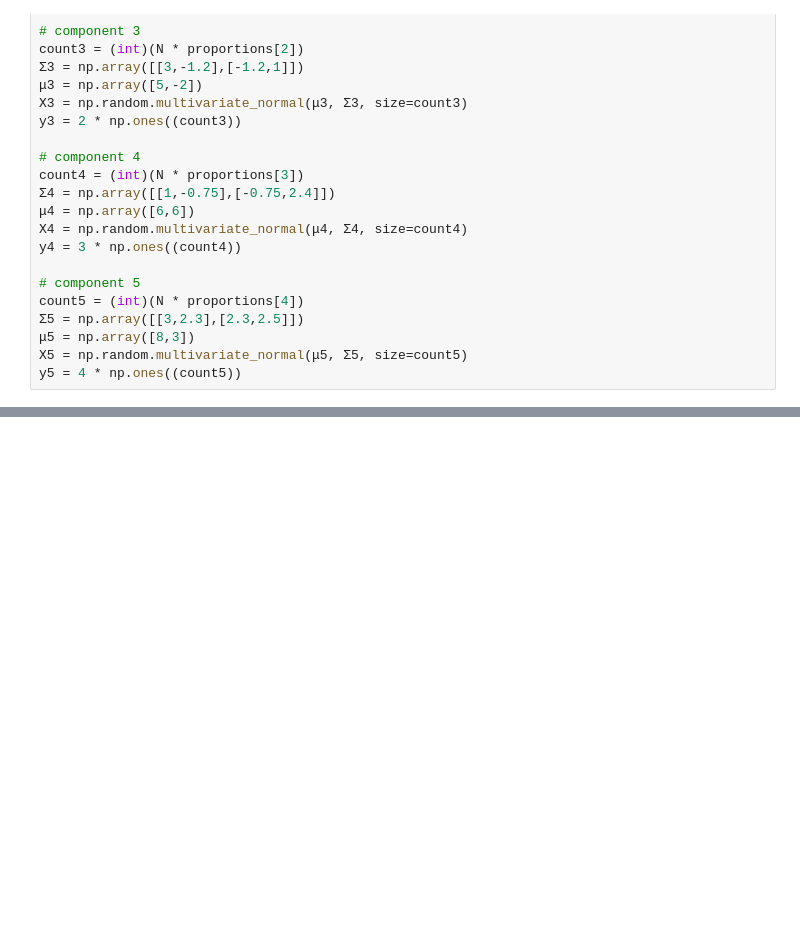
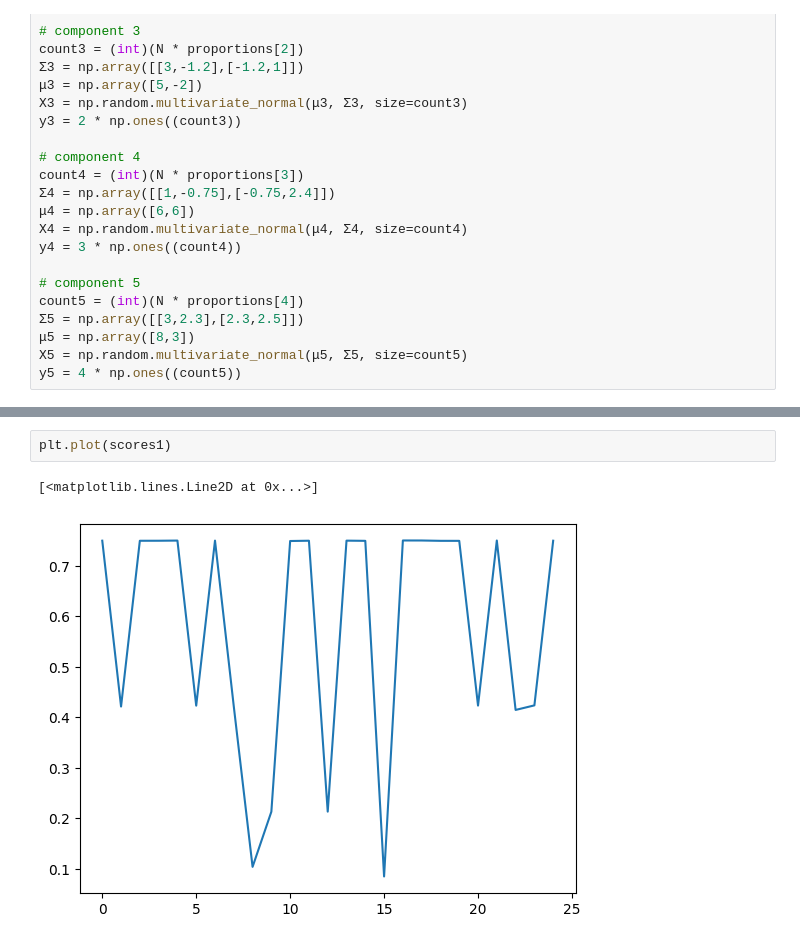
Before and after one commit to jimmyjz1127/bayesian-mixture-model-missing-data, a Jupyter notebook: Week6/GMMVI_MeanField.ipynb, the cells around one changed output, grey strips where cells are left out. Cells and saved outputs as stored; diff of their text form; blank space fills up the shorter version.

```diff
--- a/Week6/GMMVI_MeanField.ipynb
+++ b/Week6/GMMVI_MeanField.ipynb
@@ -858,0 +889,5 @@ print(metrics.adjusted_rand_score(y_train, zs))
+# %%
+plt.plot(scores1)
+# %% [output]
+[<matplotlib.lines.Line2D at 0x...>]
+[figure, added]
```
Also changed, not shown: parts of 21 cells of this notebook, 5 other files.
